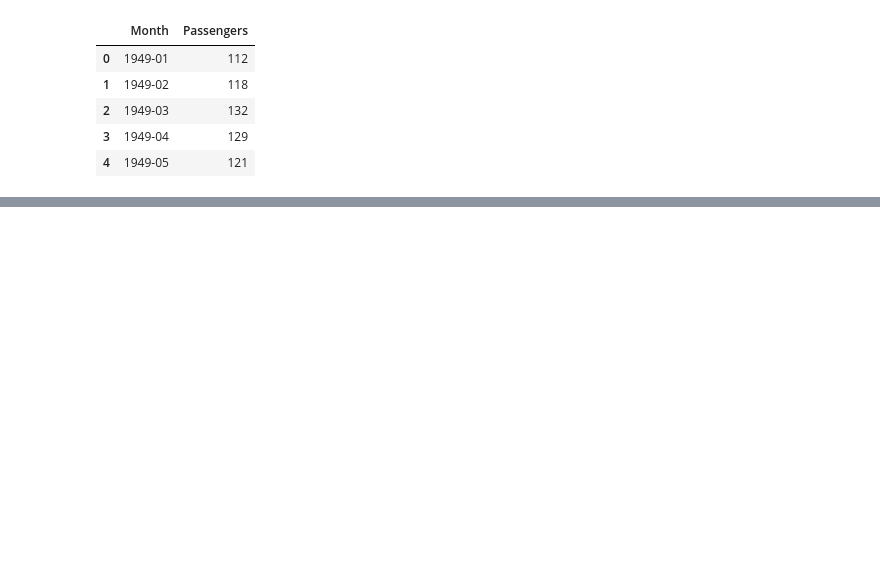
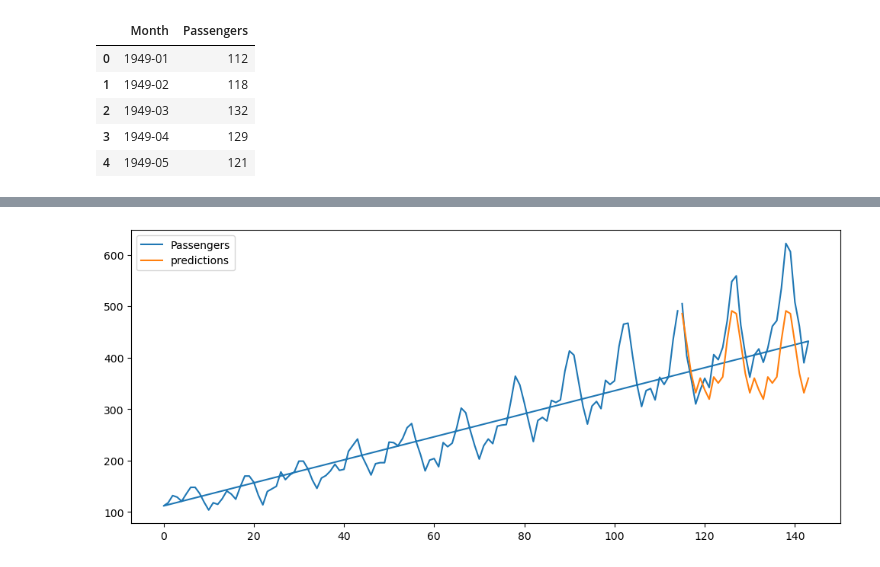
Before and after one commit to rohanrvpatil/posterior_predictive, a Jupyter notebook: xgboost_airp.ipynb, the cells around one changed output, grey strips where cells are left out. Cells and saved outputs as stored; diff of their text form; code cells hidden in the pictures; blank space fills up the shorter version.

Commit message:
Added 90-day prediction in posterior predictive distribution

```diff
--- a/xgboost_airp.ipynb
+++ b/xgboost_airp.ipynb
@@ -159,0 +142,5 @@ plt.show()
+# %%
+test_df['predictions']=best_model.predict(X_test)
+all_df=pd.concat([test_df, train_df], sort=False)
+
+all_df.head()
@@ -159,0 +159,4 @@ plt.show()
+# %%
+_ = all_df[['Passengers','predictions']].plot(figsize=(12, 5))
+# %% [output]
+[figure, added]
```
Also changed, not shown: parts of 17 cells of this notebook, 4 other files.
